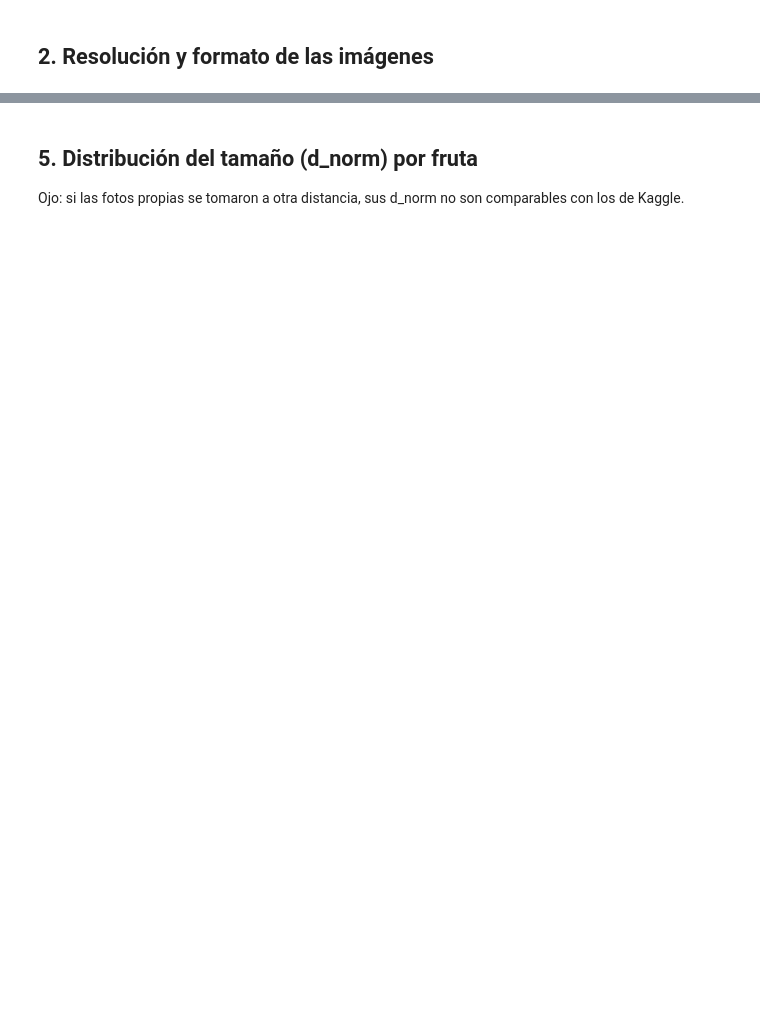
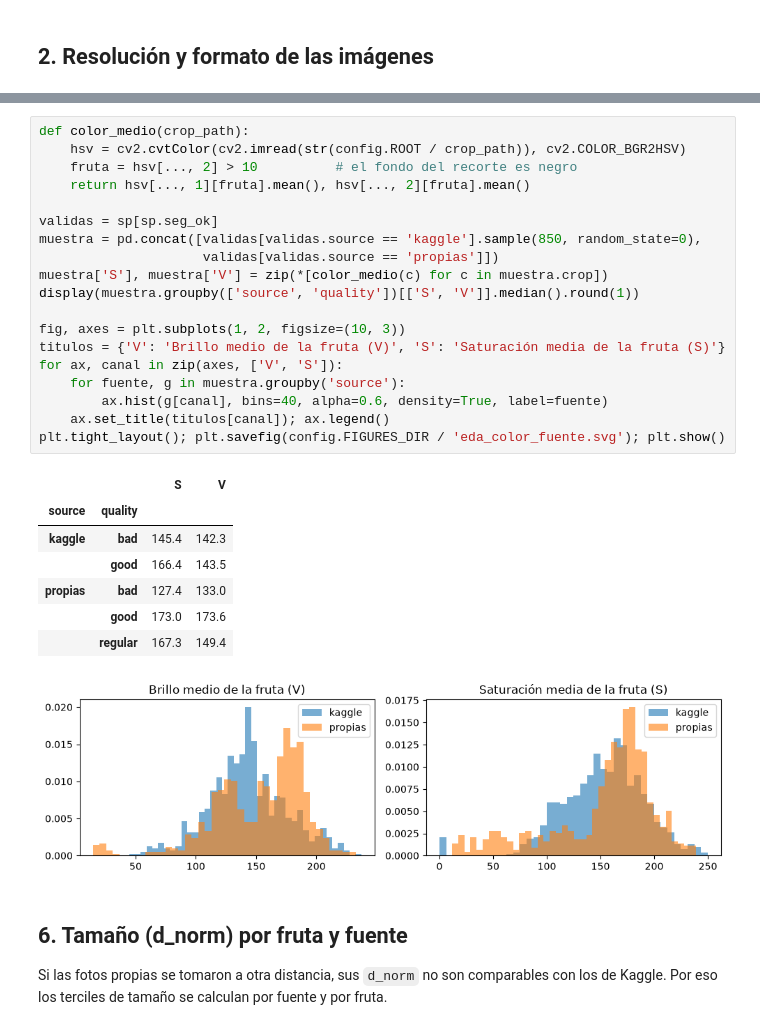
Before and after one commit to byrejaxxmodz/apo3-fruit-quality-classification, a Jupyter notebook: notebooks/01_eda.ipynb, the cells around one changed output, grey strips where cells are left out. Saved outputs shown, nothing was run; the diff lists cells and outputs as text; blank space fills up the shorter version.

```diff
--- a/notebooks/01_eda.ipynb
+++ b/notebooks/01_eda.ipynb
@@ -54,4 +172,32 @@ for ax, p in zip(np.atleast_1d(axes), bad.path):
+# %%
+def color_medio(crop_path):
+    hsv = cv2.cvtColor(cv2.imread(str(config.ROOT / crop_path)), cv2.COLOR_BGR2HSV)
+    fruta = hsv[..., 2] > 10          # el fondo del recorte es negro
+    return hsv[..., 1][fruta].mean(), hsv[..., 2][fruta].mean()
+
+validas = sp[sp.seg_ok]
+muestra = pd.concat([validas[validas.source == 'kaggle'].sample(850, random_state=0),
+                     validas[validas.source == 'propias']])
+muestra['S'], muestra['V'] = zip(*[color_medio(c) for c in muestra.crop])
+display(muestra.groupby(['source', 'quality'])[['S', 'V']].median().round(1))
+
+fig, axes = plt.subplots(1, 2, figsize=(10, 3))
+titulos = {'V': 'Brillo medio de la fruta (V)', 'S': 'Saturación media de la fruta (S)'}
+for ax, canal in zip(axes, ['V', 'S']):
+    for fuente, g in muestra.groupby('source'):
+        ax.hist(g[canal], bins=40, alpha=0.6, density=True, label=fuente)
+    ax.set_title(titulos[canal]); ax.legend()
+plt.tight_layout(); plt.savefig(config.FIGURES_DIR / 'eda_color_fuente.svg'); plt.show()
+# %% [output]
+|  |  | S | V |
+| source | quality |  |  |
+| kaggle | bad | 145.4 | 142.3 |
+|  | good | 166.4 | 143.5 |
+| propias | bad | 127.4 | 133.0 |
+|  | good | 173.0 | 173.6 |
+|  | regular | 167.3 | 149.4 |
+[figure, added]
 # %% [markdown]
-## 5. Distribución del tamaño (d_norm) por fruta
-Ojo: si las fotos propias se tomaron a otra distancia, sus d_norm no son comparables con los de Kaggle.
+## 6. Tamaño (d_norm) por fruta y fuente
+Si las fotos propias se tomaron a otra distancia, sus `d_norm` no son comparables con los de Kaggle. Por eso los terciles de tamaño se calculan por fuente y por fruta.
 # %%
```
Also changed, not shown: parts of 17 cells of this notebook, 10 other files.
